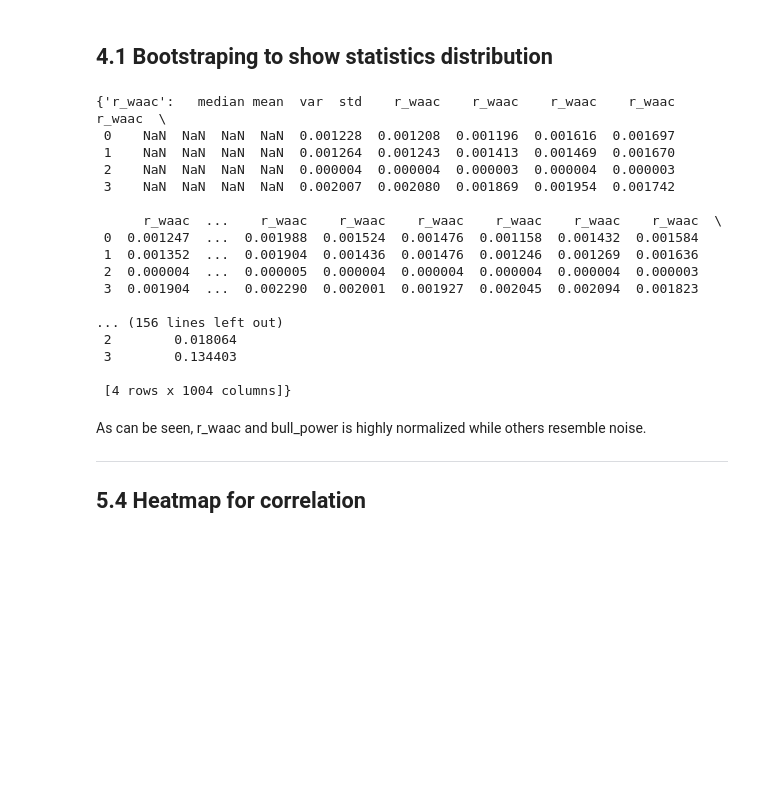
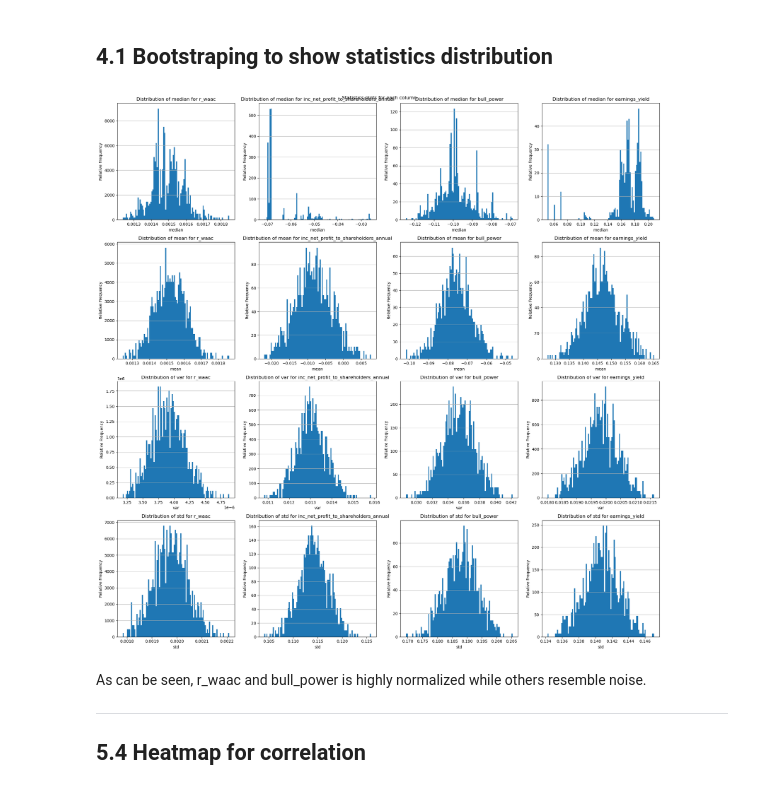
Before and after one commit to Kristyxyx/Multifactors-Risk-Research-of-China-Stock-Listed-Banks, a Jupyter notebook: eda.ipynb, the cells around one changed output. Cells and saved outputs as stored; diff of their text form; code cells hidden in the pictures; blank space fills up the shorter version.

Commit message:
Generate bootstrapping plot

```diff
--- a/eda.ipynb
+++ b/eda.ipynb
@@ -553,34 +551,18 @@ displayed_df
 # %%
 random.seed(mol.random_state)
 
 sampled_columns = random.sample(mol.industry_factors_df.columns.tolist(), k=3)
 displayed_df = pd.concat([mol.industry_r_waac_df, mol.industry_factors_df[sampled_columns]], axis=1)
 
 dcf.bootstrapping(
     sample=displayed_df,
-    sample_frac=0.1,
+    sample_frac=0.5,
     samples_count=1000,
     stats=['median', 'mean', 'var', 'std'],
-    plot=False
+    plot=True
 )
 # %% [output]
-{'r_waac':   median mean  var  std    r_waac    r_waac    r_waac    r_waac    r_waac  \
- 0    NaN  NaN  NaN  NaN  0.001228  0.001208  0.001196  0.001616  0.001697
- 1    NaN  NaN  NaN  NaN  0.001264  0.001243  0.001413  0.001469  0.001670
- 2    NaN  NaN  NaN  NaN  0.000004  0.000004  0.000003  0.000004  0.000003
- 3    NaN  NaN  NaN  NaN  0.002007  0.002080  0.001869  0.001954  0.001742
-
-      r_waac  ...    r_waac    r_waac    r_waac    r_waac    r_waac    r_waac  \
- 0  0.001247  ...  0.001988  0.001524  0.001476  0.001158  0.001432  0.001584
- 1  0.001352  ...  0.001904  0.001436  0.001476  0.001246  0.001269  0.001636
- 2  0.000004  ...  0.000005  0.000004  0.000004  0.000004  0.000004  0.000003
- 3  0.001904  ...  0.002290  0.002001  0.001927  0.002045  0.002094  0.001823
-
-... (156 lines left out)
- 2        0.018064
- 3        0.134403
-
- [4 rows x 1004 columns]}
+[figure, added]
 # %% [markdown]
 As can be seen, r_waac and bull_power is highly normalized while others resemble noise.
 
```
Also changed, not shown: parts of 4 cells of this notebook.
